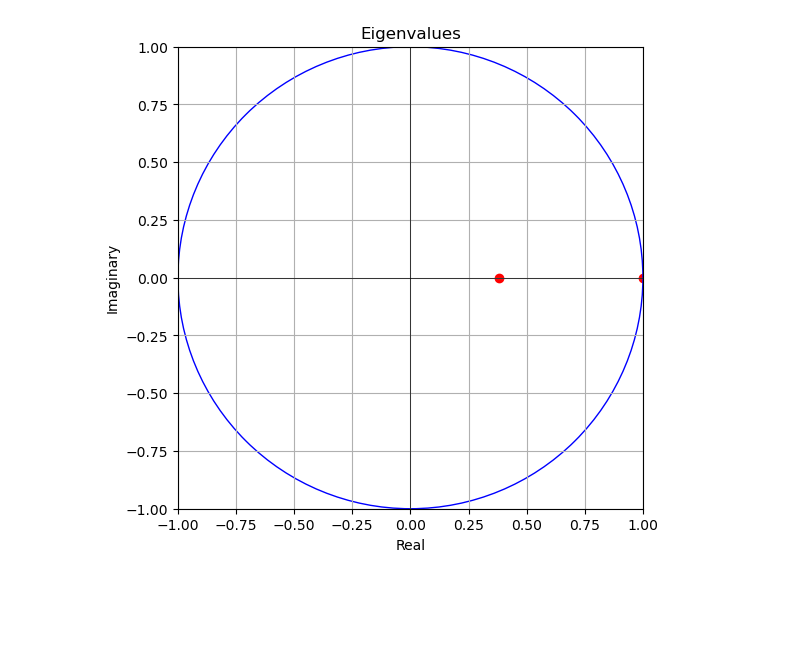
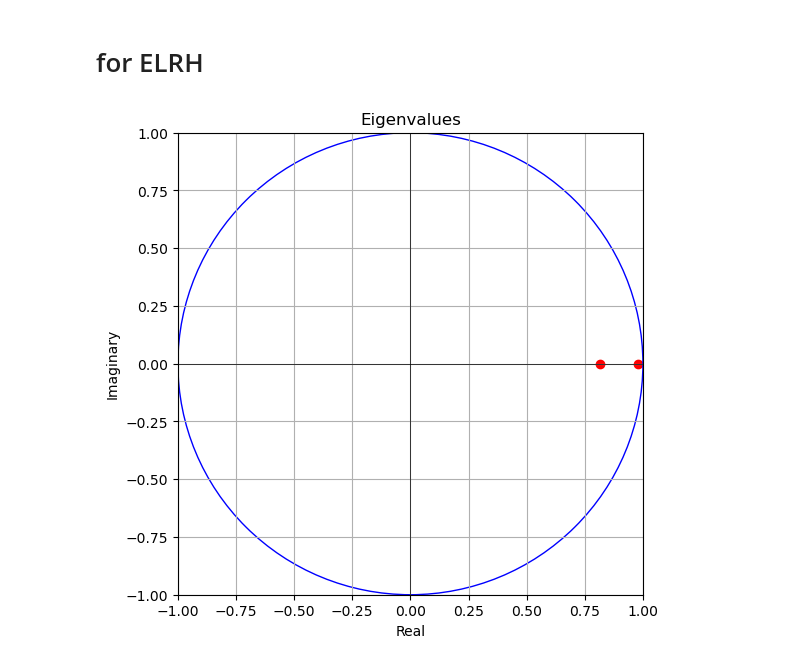
Before and after one commit to AndreasTroglauer/BACHELOR-, a Jupyter notebook: Untitled-1.ipynb, the cells around one changed output. Drawn from its saved outputs; the diff is of its cells as text; code cells hidden in the pictures; blank space fills up the shorter version.

```diff
--- a/Untitled-1.ipynb
+++ b/Untitled-1.ipynb
@@ -1,35 +1,37 @@
+# %% [markdown]
+# for ELRH
 # %%
 import numpy as np
 import matplotlib.pyplot as plt
 
 # Define the transition matrix P (replace this with your actual transition matrix)
-P = np.array([[0.507, 0.125],
-              [0.492, 0.874],])
+P = np.array([[0.8350, 0.040],
+              [0.068, 0.959],])
 
 # Compute eigenvalues
 eigenvalues = np.linalg.eigvals(P)
 
 # Create a plot with square aspect ratio
 plt.figure(figsize=(6,6))
 
 # Plot eigenvalues
 plt.scatter(eigenvalues.real, eigenvalues.imag, color='red')
 plt.axhline(0, color='black',linewidth=0.5)
 plt.axvline(0, color='black',linewidth=0.5)
 plt.title('Eigenvalues')
 plt.xlabel('Real')
 plt.ylabel('Imaginary')
 
 # Set plot limits to [-1, 1] on both axes
 plt.xlim([-1, 1])
 plt.ylim([-1, 1])
 
 # Add circle
 circle = plt.Circle((0, 0), 1, color='blue', fill=False)
 plt.gca().add_patch(circle)
 
 # Show plot
 plt.grid(True)
 plt.show()
 # %% [output]
-[figure, old version]
+[figure, new version]
```
Also changed, not shown: parts of 6 cells of this notebook.
